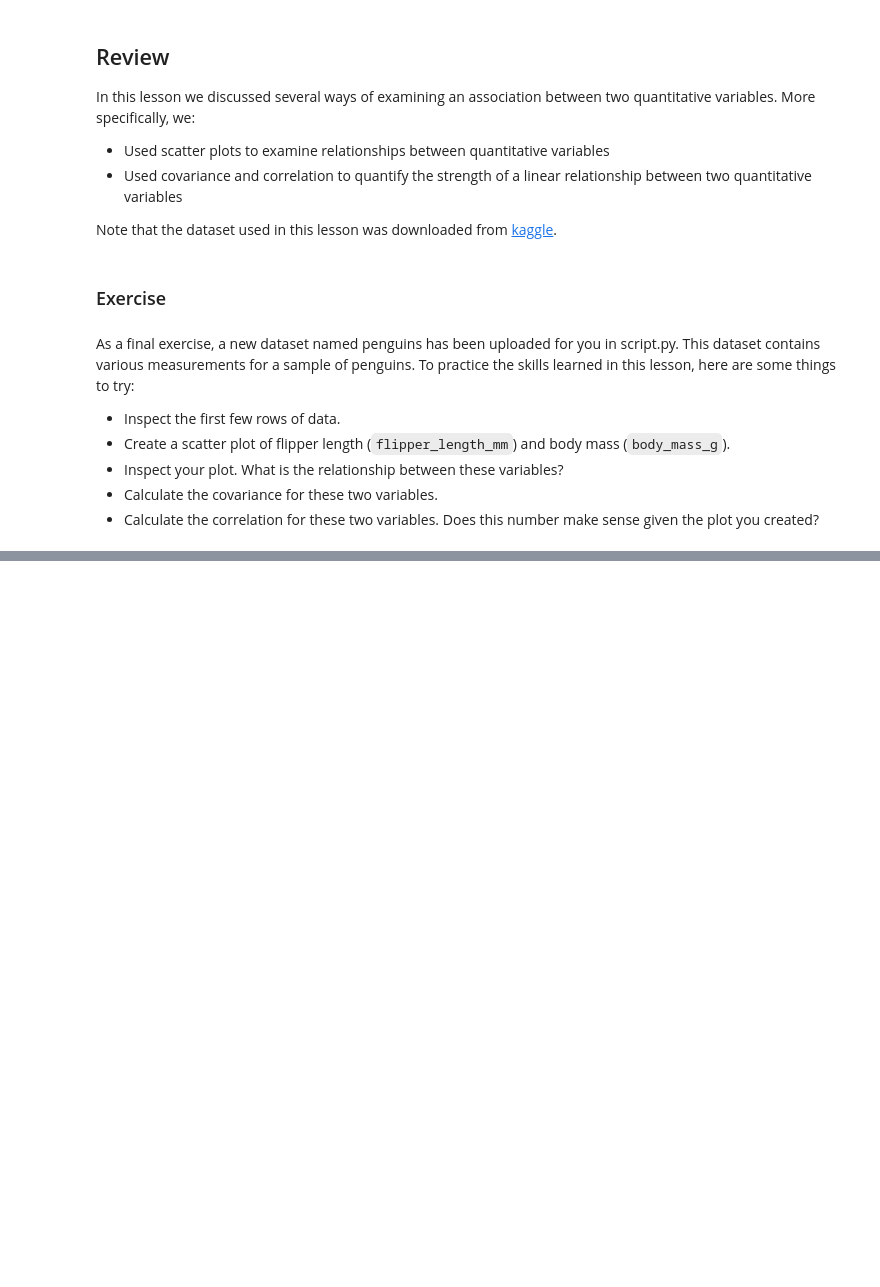
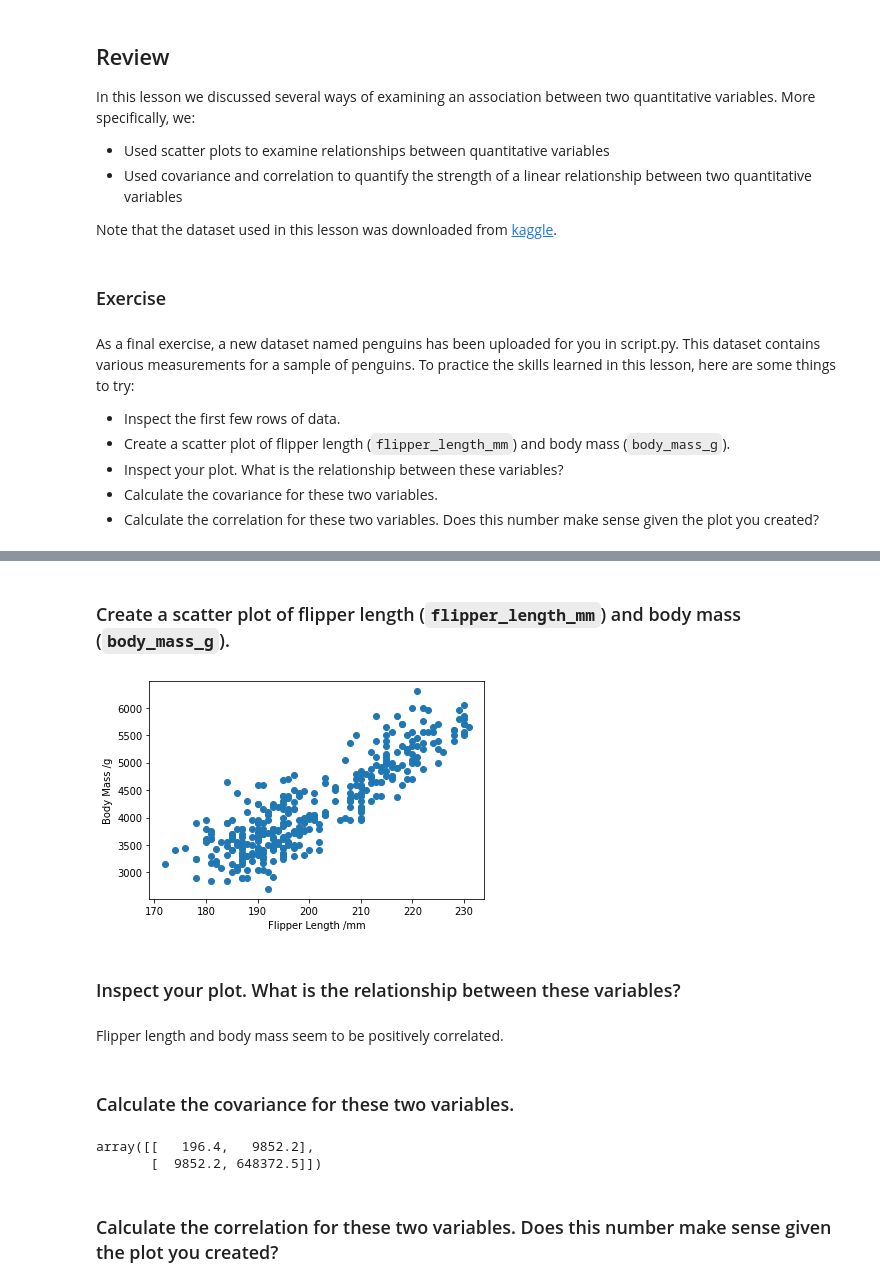
Before and after one commit to Klaynie/Learning-Python, a Jupyter notebook: Learning-Python/Codecademy/Associations/Two_Quantitative_Variables/script.ipynb, the cells around one changed output, grey strips where cells are left out. Saved outputs shown, nothing was run; the diff lists cells and outputs as text; code cells hidden in the pictures; blank space fills up the shorter version.

```diff
--- a/Learning-Python/Codecademy/Associations/Two_Quantitative_Variables/script.ipynb
+++ b/Learning-Python/Codecademy/Associations/Two_Quantitative_Variables/script.ipynb
@@ -222,0 +234,23 @@ As a final exercise, a new dataset named penguins has been uploaded for you in s
+# %% [markdown]
+### Create a scatter plot of flipper length (`flipper_length_mm`) and body mass (`body_mass_g`).
+# %%
+plt.scatter(x=penguins.flipper_length_mm, y=penguins.body_mass_g)
+plt.xlabel('Flipper Length /mm')
+plt.ylabel('Body Mass /g')
+plt.show()
+# %% [output]
+[figure, added]
+# %% [markdown]
+### Inspect your plot. What is the relationship between these variables?
+# %% [markdown]
+Flipper length and body mass seem to be positively correlated.
+# %% [markdown]
+### Calculate the covariance for these two variables.
+# %%
+covariance_mat = np.cov(penguins.flipper_length_mm, penguins.body_mass_g)
+covariance_mat
+# %% [output]
+array([[   196.4,   9852.2],
+       [  9852.2, 648372.5]])
+# %% [markdown]
+### Calculate the correlation for these two variables. Does this number make sense given the plot you created?
```
Also changed, not shown: parts of 3 cells of this notebook.
